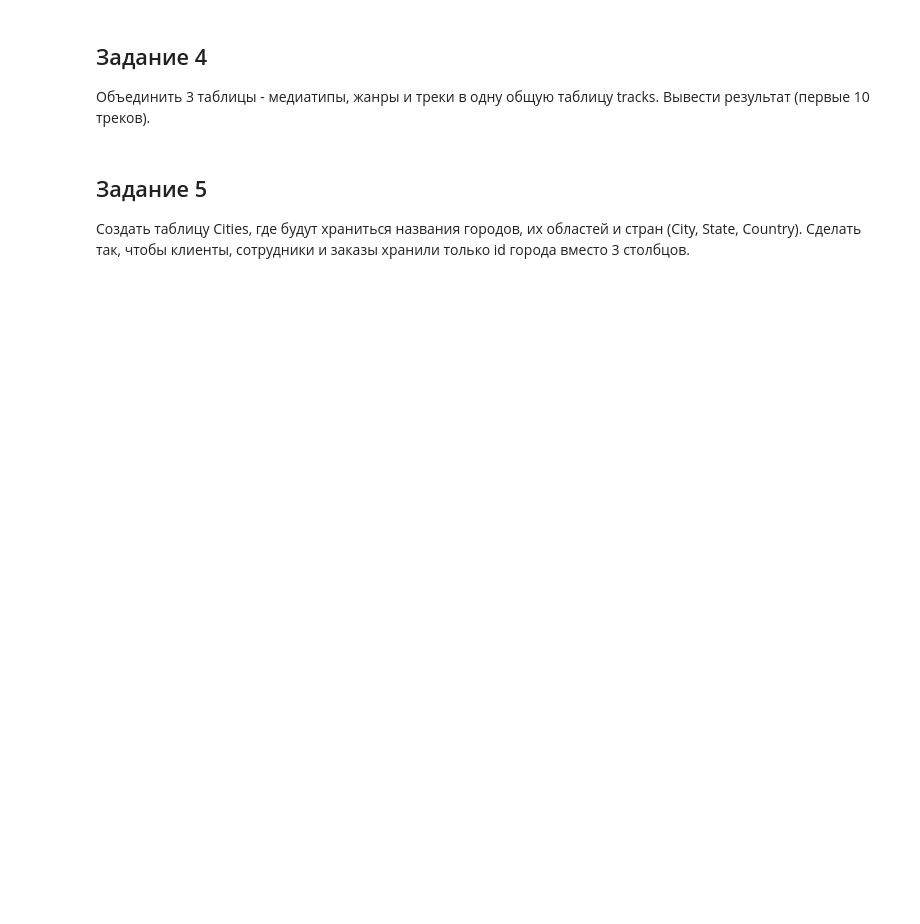
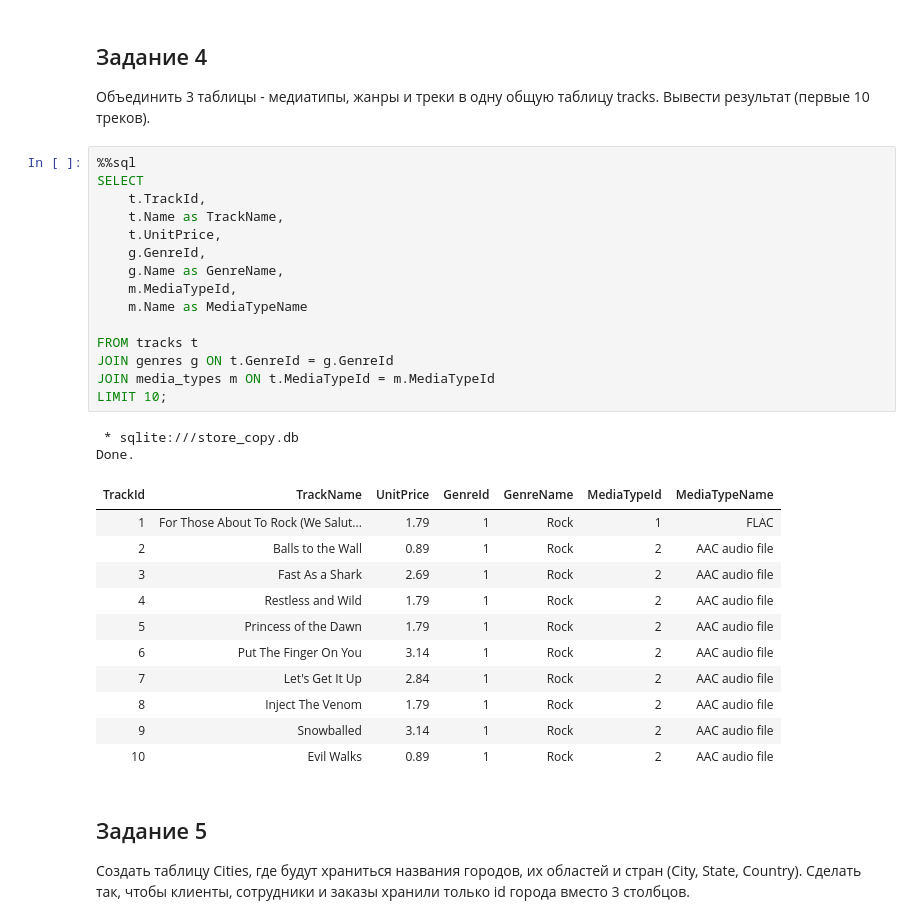
Before and after one commit to DianaR07/programming_tasks, a Jupyter notebook: Лабораторные/Лабораторная 4.ipynb, the cells around one changed output. Saved outputs shown, nothing was run; the diff lists cells and outputs as text; blank space fills up the shorter version.

```diff
--- a/Лабораторные/Лабораторная 4.ipynb
+++ b/Лабораторные/Лабораторная 4.ipynb
@@ -89,6 +219,35 @@ Done.
 # %% [markdown]
 ## Задание 4
 Объединить 3 таблицы - медиатипы, жанры и треки в одну общую таблицу tracks. Вывести результат (первые 10 треков).
+# %%
+%%sql
+SELECT
+    t.TrackId,
+    t.Name as TrackName,
+    t.UnitPrice,
+    g.GenreId,
+    g.Name as GenreName,
+    m.MediaTypeId,
+    m.Name as MediaTypeName
+
+FROM tracks t
+JOIN genres g ON t.GenreId = g.GenreId
+JOIN media_types m ON t.MediaTypeId = m.MediaTypeId
+LIMIT 10;
+# %% [output]
+ * sqlite:///store_copy.db
+Done.
+| TrackId | TrackName | UnitPrice | GenreId | GenreName | MediaTypeId | MediaTypeName |
+| 1 | For Those About To Rock (We Salut... | 1.79 | 1 | Rock | 1 | FLAC |
+| 2 | Balls to the Wall | 0.89 | 1 | Rock | 2 | AAC audio file |
+| 3 | Fast As a Shark | 2.69 | 1 | Rock | 2 | AAC audio file |
+| 4 | Restless and Wild | 1.79 | 1 | Rock | 2 | AAC audio file |
+| 5 | Princess of the Dawn | 1.79 | 1 | Rock | 2 | AAC audio file |
+| 6 | Put The Finger On You | 3.14 | 1 | Rock | 2 | AAC audio file |
+| 7 | Let's Get It Up | 2.84 | 1 | Rock | 2 | AAC audio file |
+| 8 | Inject The Venom | 1.79 | 1 | Rock | 2 | AAC audio file |
+| 9 | Snowballed | 3.14 | 1 | Rock | 2 | AAC audio file |
+| 10 | Evil Walks | 0.89 | 1 | Rock | 2 | AAC audio file |
 # %% [markdown]
 ## Задание 5
 Создать таблицу Cities, где будут храниться названия городов, их областей и стран (City,	State,	Country). Сделать так, чтобы клиенты, сотрудники и заказы хранили только id города вместо 3 столбцов.
```
Also changed, not shown: parts of 9 cells of this notebook.
